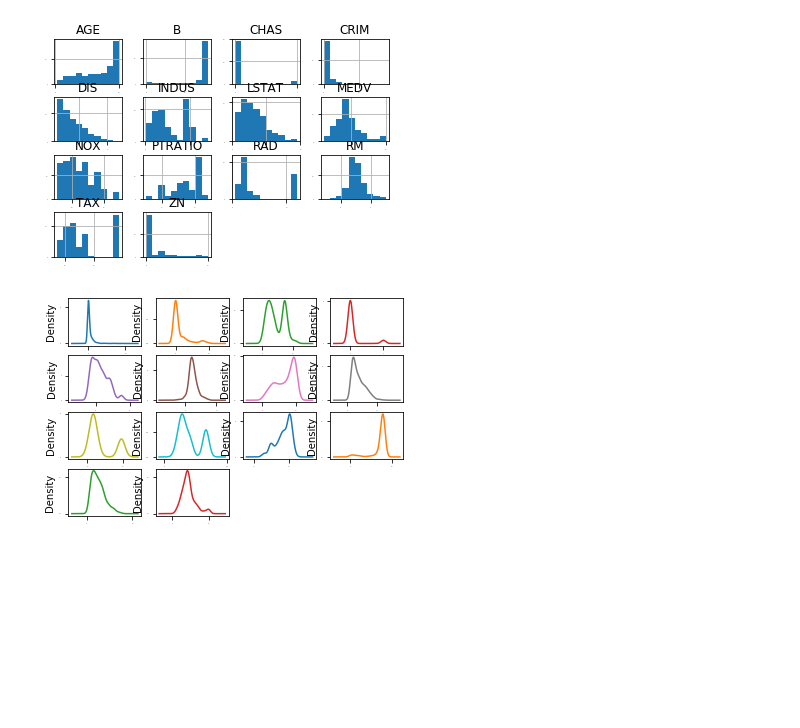
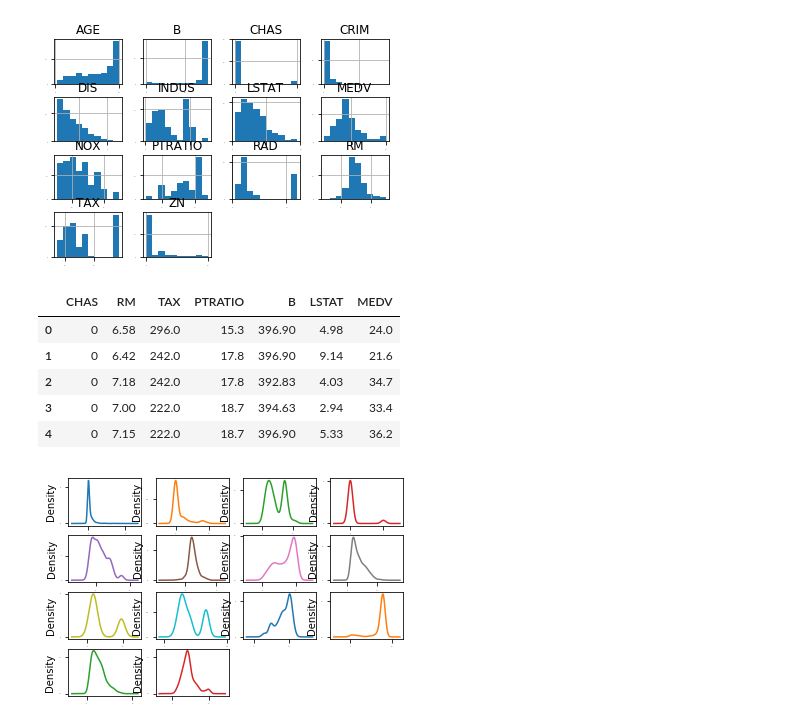
Before and after one commit to Akshat4112/Predictive-Modeling-with-Python, a Jupyter notebook: 15. Boston House Price Prediction.ipynb, the cells around one changed output. Drawn from its saved outputs; the diff is of its cells as text; code cells hidden in the pictures; blank space fills up the shorter version.

```diff
--- a/15. Boston House Price Prediction.ipynb
+++ b/15. Boston House Price Prediction.ipynb
@@ -113,6 +121,18 @@ dataset.hist(sharex = False, sharey=False, xlabelsize=1, ylabelsize=1)
 pyplot.show()
 # %% [output]
 [figure]
+# %%
+prices = dataset['MEDV']
+dataset = dataset.drop(['CRIM','ZN','INDUS','NOX','AGE','DIS','RAD'], axis = 1)
+features = dataset.drop('MEDV', axis = 1)
+dataset.head()
+# %% [output]
+|  | CHAS | RM | TAX | PTRATIO | B | LSTAT | MEDV |
+| 0 | 0 | 6.58 | 296.0 | 15.3 | 396.90 | 4.98 | 24.0 |
+| 1 | 0 | 6.42 | 242.0 | 17.8 | 396.90 | 9.14 | 21.6 |
+| 2 | 0 | 7.18 | 242.0 | 17.8 | 392.83 | 4.03 | 34.7 |
+| 3 | 0 | 7.00 | 222.0 | 18.7 | 394.63 | 2.94 | 33.4 |
+| 4 | 0 | 7.15 | 222.0 | 18.7 | 396.90 | 5.33 | 36.2 |
 # %%
 #density
 dataset.plot(kind='density', subplots=True, layout=(4,4), sharex=False, legend=False, fontsize=1)
```
Also changed, not shown: parts of 8 cells of this notebook, 2 other files.
